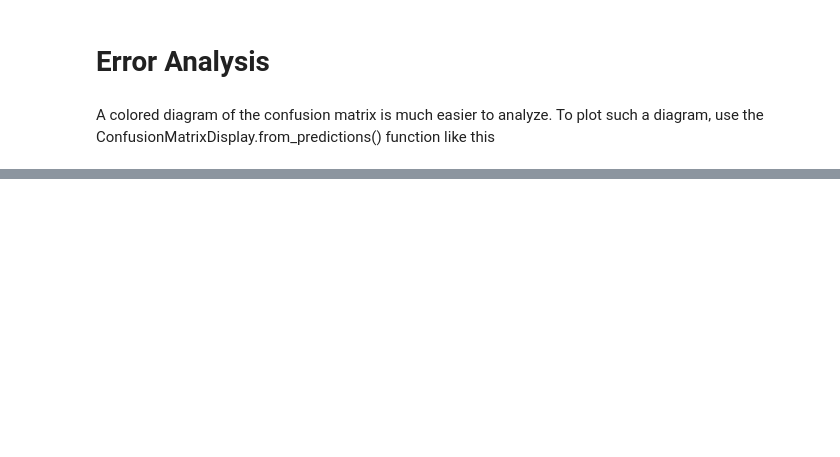
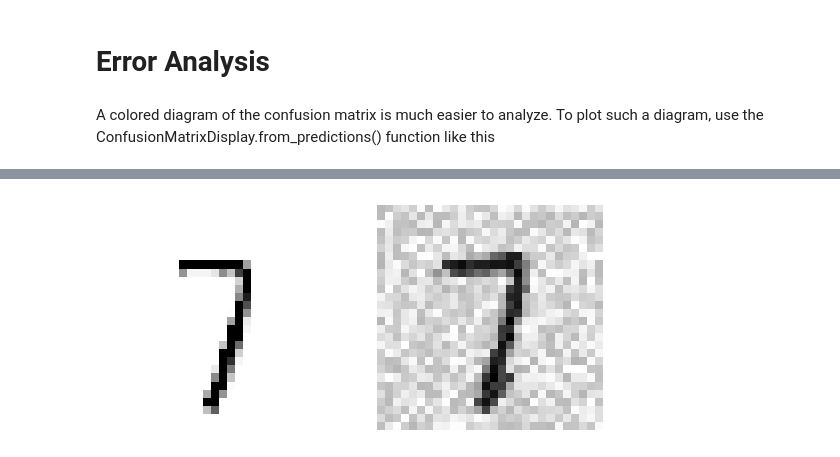
Before and after one commit to PavithraHCh/MachineLearning, a Jupyter notebook: Classification.ipynb, the cells around one changed output, grey strips where cells are left out. Cells and saved outputs as stored; diff of their text form; code cells hidden in the pictures; blank space fills up the shorter version.

```diff
--- a/Classification.ipynb
+++ b/Classification.ipynb
@@ -491,0 +598,2 @@ plt.show()
+# %%
+noise = np.random.randint(low=0, high=100, size=(X_test.shape[0], 784))
@@ -491,0 +619,9 @@ plt.show()
+# %%
+clean_digit = knn_clf.predict(X=[X_test_mod[234]]).reshape(28, 28)
+# %%
+fig, ax = plt.subplots(nrows=1, ncols=2)
+ax[0].imshow(clean_digit, cmap='binary'); ax[0].axis('off')
+ax[1].imshow(X_test_mod[234].reshape(28, 28), cmap='binary'); ax[1].axis('off')
+plt.show()
+# %% [output]
+[figure, added]
```
Also changed, not shown: parts of 38 cells of this notebook.
